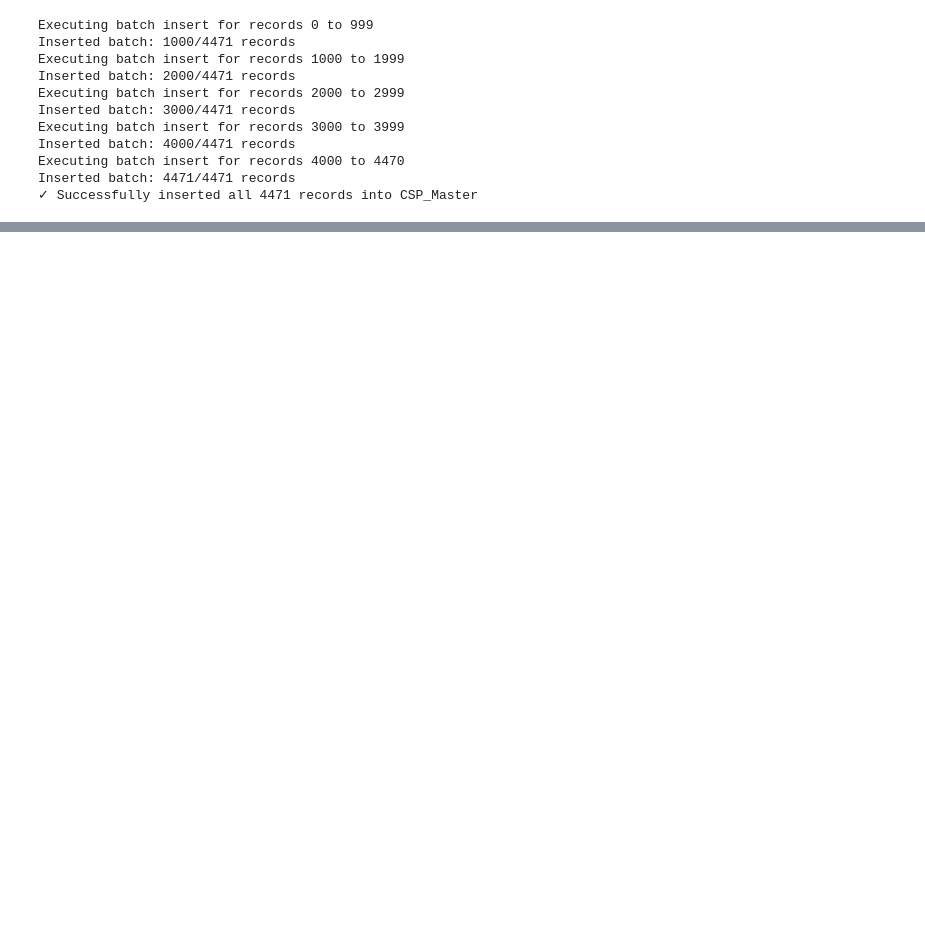
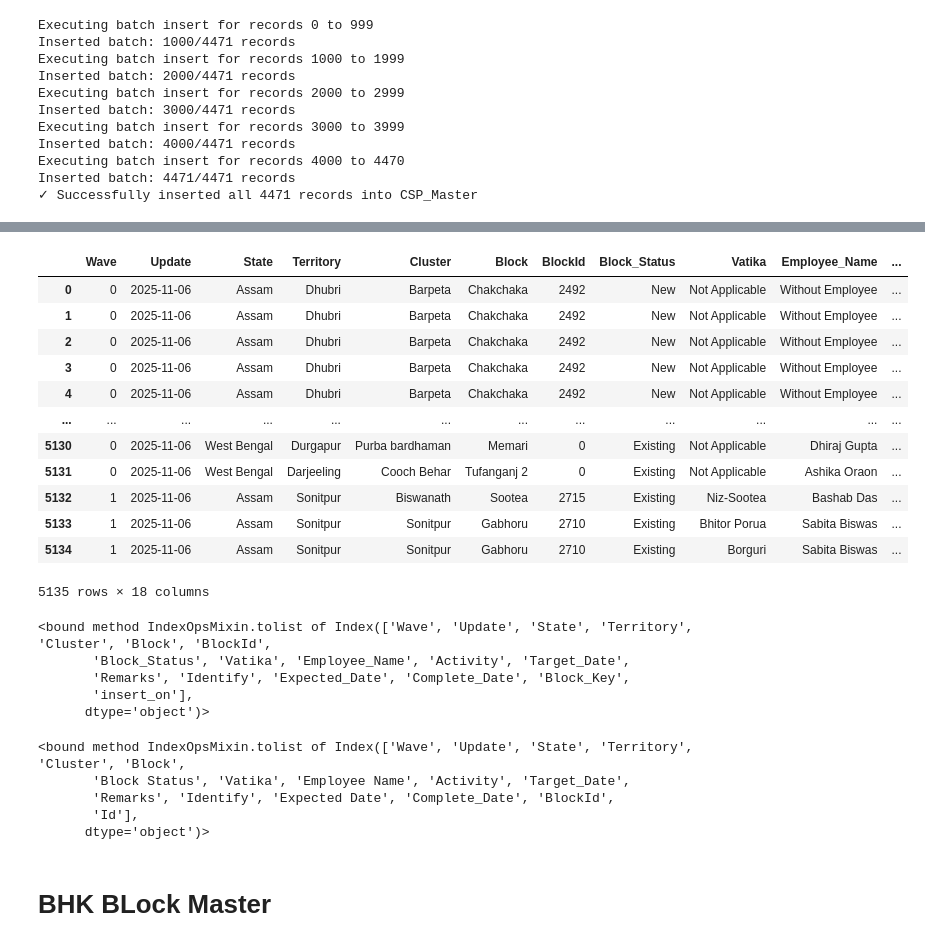
Before and after one commit to Omhanda/Local_Pipelines, a Jupyter notebook: ETL_Pipeline_for_google_doc.ipynb, the cells around one changed output, grey strips where cells are left out. Drawn from its saved outputs; the diff is of its cells as text; code cells hidden in the pictures; blank space fills up the shorter version.

```diff
--- a/ETL_Pipeline_for_google_doc.ipynb
+++ b/ETL_Pipeline_for_google_doc.ipynb
@@ -36,7 +36,7 @@ warehouse_cursor.fast_executemany = True
 # Connecting through Json Key
 # %%
 # Path to your downloaded key
-service_acc_key = "cool-ocean-477314-v4-c7ffb11c1359.json"
+service_acc_key = os.environ.get("gcp_bot_key")
 
 # Define the required scopes
 SCOPES = [
@@ -423,0 +484,39 @@ conn.close()
+# %%
+warehouse_cursor.execute("SELECT * FROM WAVE..[Wave_Progress_2]")
+
+rows_tuple = [tuple(i) for i in warehouse_cursor.fetchall()]
+column = [column[0] for column in warehouse_cursor.description]
+wave_progress_df = pd.DataFrame(rows_tuple, columns=column)
+wave_progress_df
+# %% [output]
+|  | Wave | Update | State | Territory | Cluster | Block | BlockId | Block_Status | Vatika | Employee_Name | ... |
+| 0 | 0 | 2025-11-06 | Assam | Dhubri | Barpeta | Chakchaka | 2492 | New | Not Applicable | Without Employee | ... |
+| 1 | 0 | 2025-11-06 | Assam | Dhubri | Barpeta | Chakchaka | 2492 | New | Not Applicable | Without Employee | ... |
+| 2 | 0 | 2025-11-06 | Assam | Dhubri | Barpeta | Chakchaka | 2492 | New | Not Applicable | Without Employee | ... |
+| 3 | 0 | 2025-11-06 | Assam | Dhubri | Barpeta | Chakchaka | 2492 | New | Not Applicable | Without Employee | ... |
+| 4 | 0 | 2025-11-06 | Assam | Dhubri | Barpeta | Chakchaka | 2492 | New | Not Applicable | Without Employee | ... |
+| ... | ... | ... | ... | ... | ... | ... | ... | ... | ... | ... | ... |
+| 5130 | 0 | 2025-11-06 | West Bengal | Durgapur | Purba bardhaman | Memari | 0 | Existing | Not Applicable | Dhiraj Gupta | ... |
+| 5131 | 0 | 2025-11-06 | West Bengal | Darjeeling | Cooch Behar | Tufanganj 2 | 0 | Existing | Not Applicable | Ashika Oraon | ... |
+| 5132 | 1 | 2025-11-06 | Assam | Sonitpur | Biswanath | Sootea | 2715 | Existing | Niz-Sootea | Bashab Das | ... |
+| 5133 | 1 | 2025-11-06 | Assam | Sonitpur | Sonitpur | Gabhoru | 2710 | Existing | Bhitor Porua | Sabita Biswas | ... |
+| 5134 | 1 | 2025-11-06 | Assam | Sonitpur | Sonitpur | Gabhoru | 2710 | Existing | Borguri | Sabita Biswas | ... |
+5135 rows × 18 columns
+# %%
+wave_progress_df.columns.to_list
+# %% [output]
+<bound method IndexOpsMixin.tolist of Index(['Wave', 'Update', 'State', 'Territory', 'Cluster', 'Block', 'BlockId',
+       'Block_Status', 'Vatika', 'Employee_Name', 'Activity', 'Target_Date',
+       'Remarks', 'Identify', 'Expected_Date', 'Complete_Date', 'Block_Key',
+       'insert_on'],
+      dtype='object')>
+# %%
+wave_sheet_df.columns.to_list
+# %% [output]
+<bound method IndexOpsMixin.tolist of Index(['Wave', 'Update', 'State', 'Territory', 'Cluster', 'Block',
+       'Block Status', 'Vatika', 'Employee Name', 'Activity', 'Target_Date',
+       'Remarks', 'Identify', 'Expected Date', 'Complete_Date', 'BlockId',
+       'Id'],
+      dtype='object')>
+# %% [markdown]
+# BHK BLock Master
```
Also changed, not shown: parts of 47 cells of this notebook, 6 other files.
